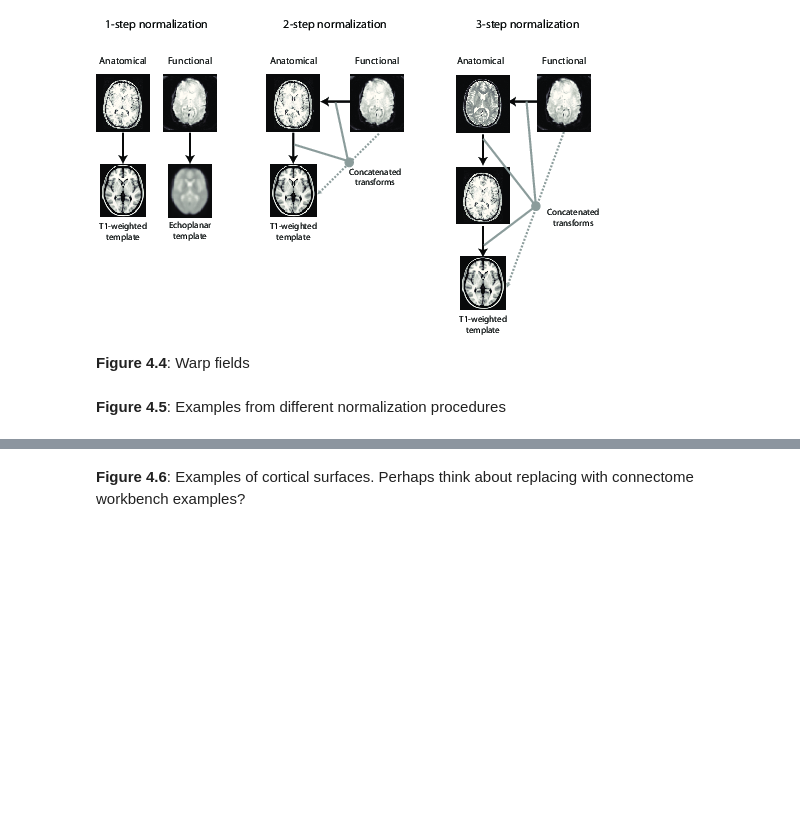
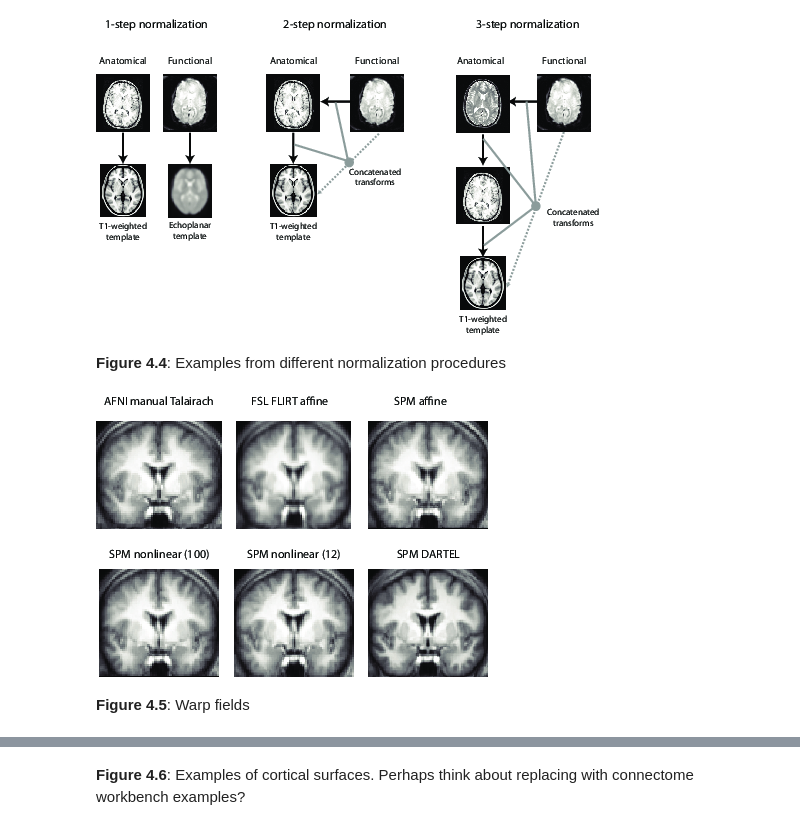
Before and after one commit to poldrack/fmri-handbook-2e-code, a Jupyter notebook: notebooks/Chapter4-SpatialNormalization/Chapter4-SpatialNormalization.ipynb, the cells around one changed output, grey strips where cells are left out. Cells and saved outputs as stored; diff of their text form; code cells hidden in the pictures; blank space fills up the shorter version.

```diff
--- a/notebooks/Chapter4-SpatialNormalization/Chapter4-SpatialNormalization.ipynb
+++ b/notebooks/Chapter4-SpatialNormalization/Chapter4-SpatialNormalization.ipynb
@@ -85,6 +73,10 @@ WImage(filename=os.path.join(orig_figuredir,'Figure_4_3.pdf'))
 # %% [output]
 [figure]
+# %% [markdown]
+__Figure 4.4__: Examples from different normalization procedures
+# %%
+WImage(filename=os.path.join(config.orig_figuredir,'Figure_4_4.pdf'))
+# %% [output]
+[figure, added]
 # %% [markdown]
-__Figure 4.4__: Warp fields
+__Figure 4.5__: Warp fields
-# %% [markdown]
-__Figure 4.5__: Examples from different normalization procedures
```
Also changed, not shown: parts of 11 cells of this notebook, 4 other files.
